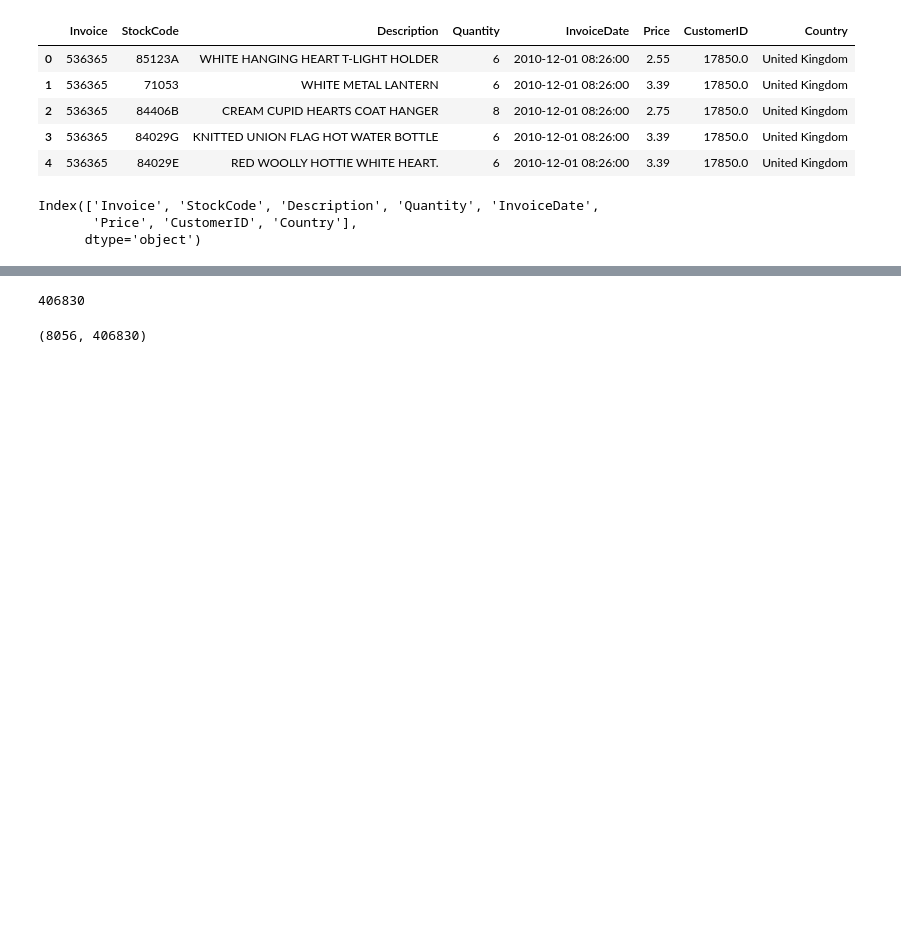
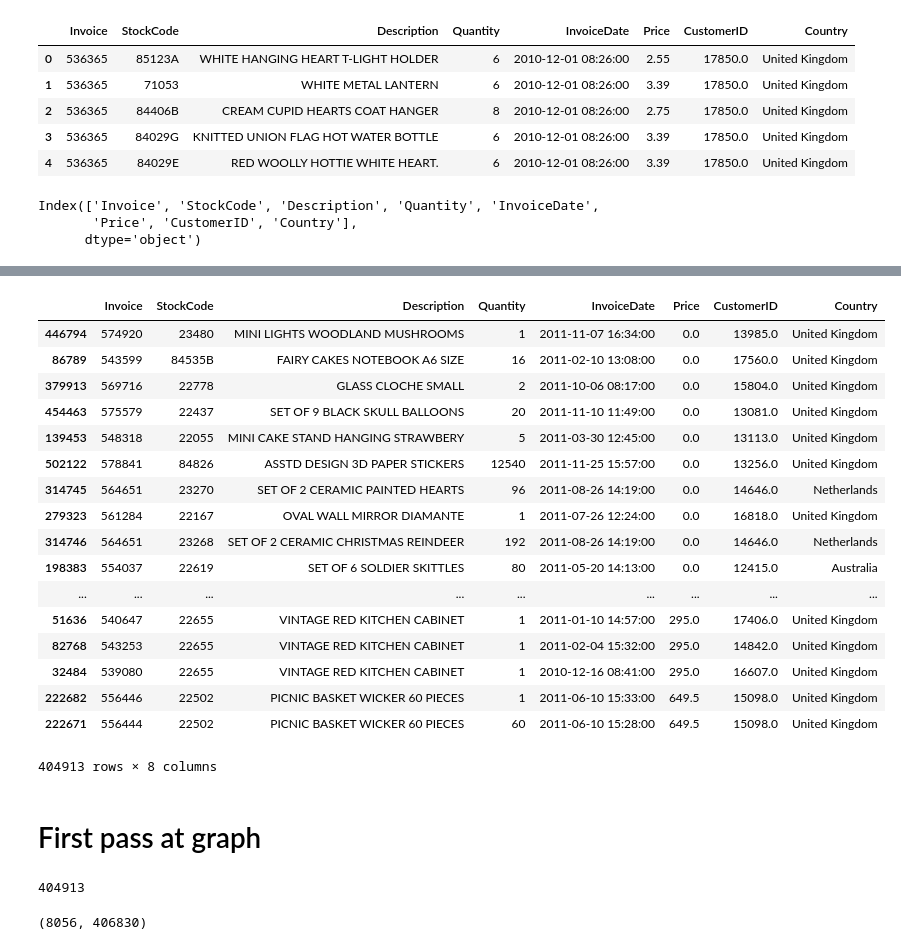
Before and after one commit to SriramS32/Ecommerce-Graph-Analysis, a Jupyter notebook: ecommerce_analysis.ipynb, the cells around one changed output, grey strips where cells are left out. Saved outputs shown, nothing was run; the diff lists cells and outputs as text; code cells hidden in the pictures; blank space fills up the shorter version.

```diff
--- a/ecommerce_analysis.ipynb
+++ b/ecommerce_analysis.ipynb
@@ -55,0 +94,23 @@ edge_dat = dat.dropna(subset=['StockCode', 'CustomerID'], how='any', axis=0)
+# %%
+# Get rid of some of these manual codes
+dat = dat[~dat.StockCode.isin(['M', 'POST', 'D', 'DOT', 'CRUK', 'C2', 'BANK CHARGES'])]
+dat.sort_values('Price')
+# %% [output]
+|  | Invoice | StockCode | Description | Quantity | InvoiceDate | Price | CustomerID | Country |
+| 446794 | 574920 | 23480 | MINI LIGHTS WOODLAND MUSHROOMS | 1 | 2011-11-07 16:34:00 | 0.0 | 13985.0 | United Kingdom |
+| 86789 | 543599 | 84535B | FAIRY CAKES NOTEBOOK A6 SIZE | 16 | 2011-02-10 13:08:00 | 0.0 | 17560.0 | United Kingdom |
+| 379913 | 569716 | 22778 | GLASS CLOCHE SMALL | 2 | 2011-10-06 08:17:00 | 0.0 | 15804.0 | United Kingdom |
+| 454463 | 575579 | 22437 | SET OF 9 BLACK SKULL BALLOONS | 20 | 2011-11-10 11:49:00 | 0.0 | 13081.0 | United Kingdom |
+| 139453 | 548318 | 22055 | MINI CAKE STAND HANGING STRAWBERY | 5 | 2011-03-30 12:45:00 | 0.0 | 13113.0 | United Kingdom |
+| 502122 | 578841 | 84826 | ASSTD DESIGN 3D PAPER STICKERS | 12540 | 2011-11-25 15:57:00 | 0.0 | 13256.0 | United Kingdom |
+| 314745 | 564651 | 23270 | SET OF 2 CERAMIC PAINTED HEARTS | 96 | 2011-08-26 14:19:00 | 0.0 | 14646.0 | Netherlands |
+| 279323 | 561284 | 22167 | OVAL WALL MIRROR DIAMANTE | 1 | 2011-07-26 12:24:00 | 0.0 | 16818.0 | United Kingdom |
+| 314746 | 564651 | 23268 | SET OF 2 CERAMIC CHRISTMAS REINDEER | 192 | 2011-08-26 14:19:00 | 0.0 | 14646.0 | Netherlands |
+| 198383 | 554037 | 22619 | SET OF 6 SOLDIER SKITTLES | 80 | 2011-05-20 14:13:00 | 0.0 | 12415.0 | Australia |
+| ... | ... | ... | ... | ... | ... | ... | ... | ... |
+| 51636 | 540647 | 22655 | VINTAGE RED KITCHEN CABINET | 1 | 2011-01-10 14:57:00 | 295.0 | 17406.0 | United Kingdom |
+| 82768 | 543253 | 22655 | VINTAGE RED KITCHEN CABINET | 1 | 2011-02-04 15:32:00 | 295.0 | 14842.0 | United Kingdom |
+| 32484 | 539080 | 22655 | VINTAGE RED KITCHEN CABINET | 1 | 2010-12-16 08:41:00 | 295.0 | 16607.0 | United Kingdom |
+| 222682 | 556446 | 22502 | PICNIC BASKET WICKER 60 PIECES | 1 | 2011-06-10 15:33:00 | 649.5 | 15098.0 | United Kingdom |
+| 222671 | 556444 | 22502 | PICNIC BASKET WICKER 60 PIECES | 60 | 2011-06-10 15:28:00 | 649.5 | 15098.0 | United Kingdom |
+404913 rows × 8 columns
@@ -56,10 +119,12 @@ edge_dat = dat.dropna(subset=['StockCode', 'CustomerID'], how='any', axis=0)
+# %% [markdown]
+# First pass at graph
 # %%
 G = nx.MultiGraph()
 # %%
-edges = list(zip(edge_dat.StockCode, edge_dat.CustomerID.astype(int)))
+edges = list(zip(dat.StockCode, dat.CustomerID.astype(int)))
 len(edges)
 # %% [output]
-406830
+404913
 # %%
 for edge in tqdm(edges):
     G.add_edge(edge[0], edge[1])
```
Also changed, not shown: parts of 14 cells of this notebook, 1 other file.
